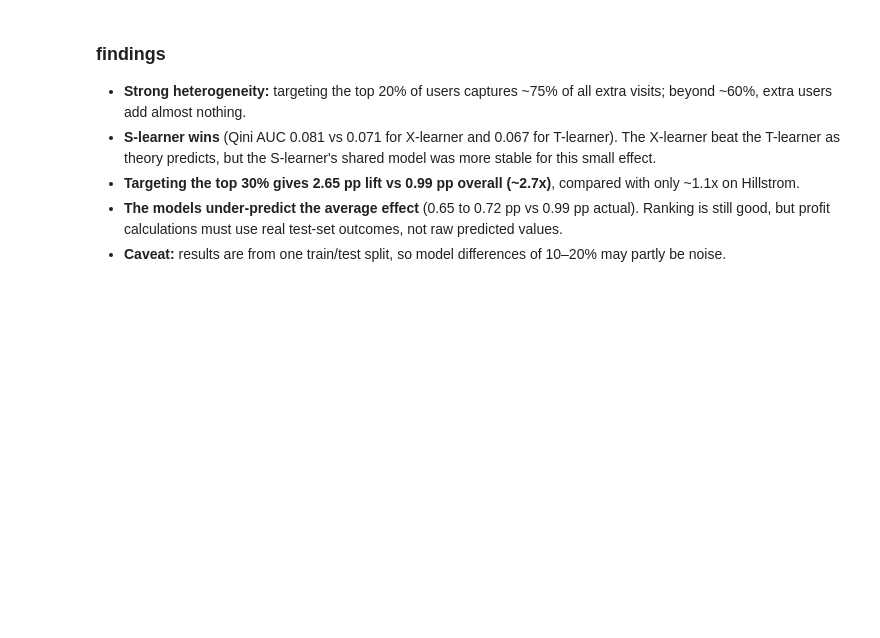
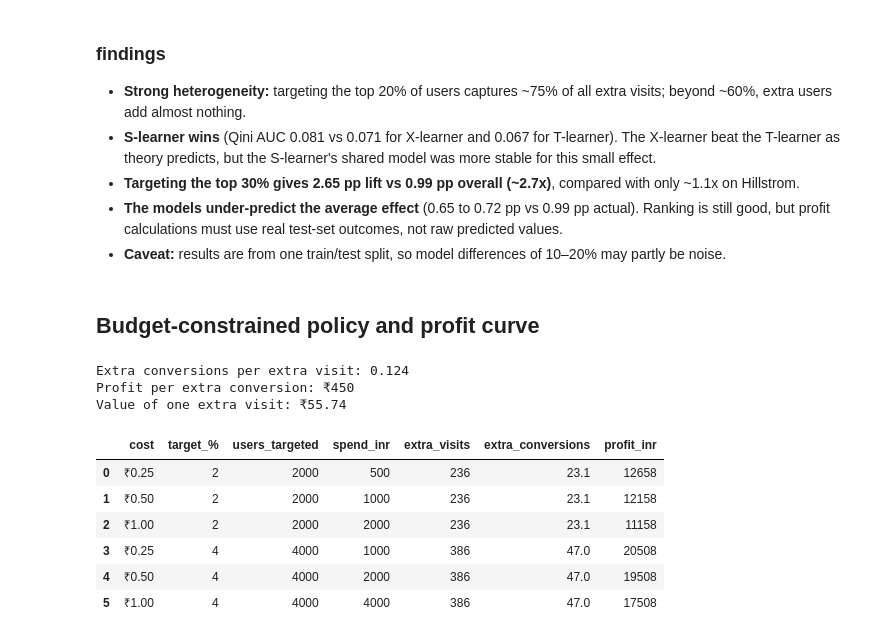
Before and after one commit to SKM1919/liftlens, a Jupyter notebook: notebooks/03_criteo_uplift.ipynb, the cells around one changed output. Cells and saved outputs as stored; diff of their text form; code cells hidden in the pictures; blank space fills up the shorter version.

```diff
--- a/notebooks/03_criteo_uplift.ipynb
+++ b/notebooks/03_criteo_uplift.ipynb
@@ -241,3 +241,68 @@ plt.show()
 - **Targeting the top 30% gives 2.65 pp lift vs 0.99 pp overall (~2.7x)**, compared with only ~1.1x on Hillstrom.
 - **The models under-predict the average effect** (0.65 to 0.72 pp vs 0.99 pp actual). Ranking is still good, but profit calculations must use real test-set outcomes, not raw predicted values.
 - **Caveat:** results are from one train/test split, so model differences of 10–20% may partly be noise.
+# %% [markdown]
+## Budget-constrained policy and profit curve
+# %%
+treat = df[df['treatment'] == 1]
+ctrl = df[df['treatment'] == 0]
+
+visit_lift = treat['visit'].mean() - ctrl['visit'].mean()
+conv_lift = treat['conversion'].mean() - ctrl['conversion'].mean()
+conv_per_extra_visit = conv_lift / visit_lift
+
+AOV = 1500      # assumption: average order value (₹)
+MARGIN = 0.30   # assumption: gross margin
+VALUE_PER_VISIT = conv_per_extra_visit * AOV * MARGIN
+
+print(f"Extra conversions per extra visit: {conv_per_extra_visit:.3f}")
+print(f"Profit per extra conversion: ₹{AOV * MARGIN:,.0f}")
+print(f"Value of one extra visit: ₹{VALUE_PER_VISIT:.2f}")
+# %% [output]
+Extra conversions per extra visit: 0.124
+Profit per extra conversion: ₹450
+Value of one extra visit: ₹55.74
+# %%
+COSTS = {'₹0.25': 0.25, '₹0.50': 0.50, '₹1.00': 1.00}
+
+d = (pd.DataFrame({
+        'uplift': uplift_s,
+        'visit': y_test.values,
+        'conv': df.loc[y_test.index, 'conversion'].values,
+        't': t_test.values})
+     .sort_values('uplift', ascending=False)
+     .reset_index(drop=True))
+
+n_total = len(d)
+SCALE = 100_000 / n_total   # report everything per 100,000 users
+
+rows = []
+for frac in np.round(np.arange(0.02, 1.0001, 0.02), 2):
+    top = d.iloc[:int(round(frac * n_total))]
+    tr, co = top[top['t'] == 1], top[top['t'] == 0]
+    v_lift = tr['visit'].mean() - co['visit'].mean()
+    c_lift = tr['conv'].mean() - co['conv'].mean()
+    users = len(top) * SCALE
+    for name, cost in COSTS.items():
+        spend = users * cost
+        extra_visits = v_lift * users
+        rows.append({
+            'cost': name,
+            'target_%': round(frac * 100),
+            'users_targeted': round(users),
+            'spend_inr': round(spend),
+            'extra_visits': round(extra_visits),
+            'extra_conversions': round(c_lift * users, 1),
+            'profit_inr': round(extra_visits * VALUE_PER_VISIT - spend),
+        })
+
+policy = pd.DataFrame(rows)
+policy.head(6)
+# %% [output]
+|  | cost | target_% | users_targeted | spend_inr | extra_visits | extra_conversions | profit_inr |
+| 0 | ₹0.25 | 2 | 2000 | 500 | 236 | 23.1 | 12658 |
+| 1 | ₹0.50 | 2 | 2000 | 1000 | 236 | 23.1 | 12158 |
+| 2 | ₹1.00 | 2 | 2000 | 2000 | 236 | 23.1 | 11158 |
+| 3 | ₹0.25 | 4 | 4000 | 1000 | 386 | 47.0 | 20508 |
+| 4 | ₹0.50 | 4 | 4000 | 2000 | 386 | 47.0 | 19508 |
+| 5 | ₹1.00 | 4 | 4000 | 4000 | 386 | 47.0 | 17508 |
```
Also changed, not shown: parts of 4 cells of this notebook.
